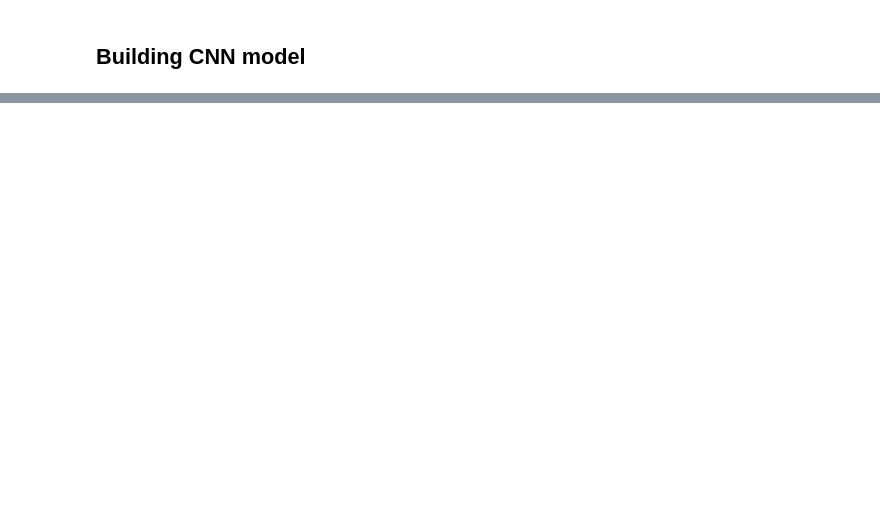
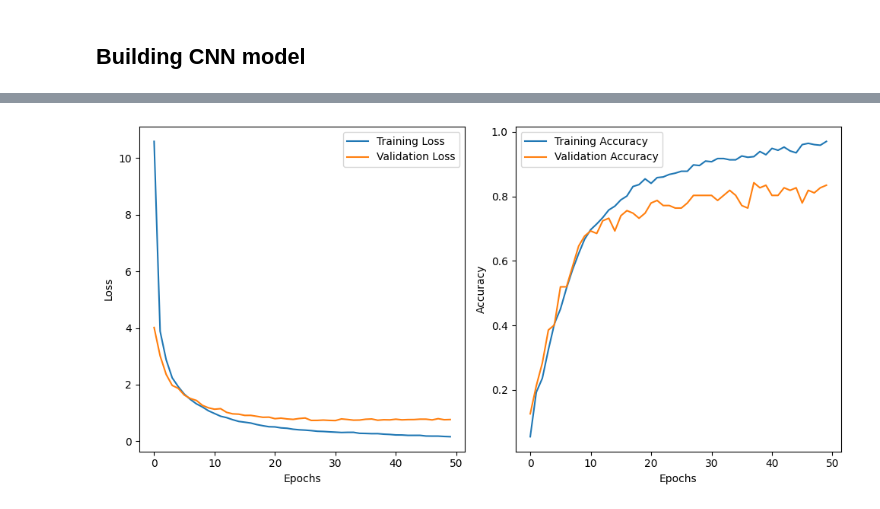
Before and after one commit to Muntasir2179/bangla-accent-classification, a Jupyter notebook: Bangla_Accent_Classification.ipynb, the cells around one changed output, grey strips where cells are left out. Drawn from its saved outputs; the diff is of its cells as text; code cells hidden in the pictures; blank space fills up the shorter version.

Commit message:
CNN trained on neumerical data and tiny VGG-16 trained on spectrogram images of wav files

```diff
--- a/Bangla_Accent_Classification.ipynb
+++ b/Bangla_Accent_Classification.ipynb
@@ -616,3 +623,11 @@ cnn_model.add(tf.keras.layers.Dense(10, activation='softmax'))
+# %%
+# Define the CNN model
+cnn_model = tf.keras.models.Sequential([
+    tf.keras.layers.Conv1D(10, kernel_size=3, activation='relu', input_shape=(40,1)),
+    tf.keras.layers.Conv1D(10, kernel_size=3, activation='relu'),
+    tf.keras.layers.Flatten(),
+    tf.keras.layers.Dense(10, activation='softmax')  # Replace num_classes with the number of output classes
+])
 # %%
 cnn_model.summary()
 # %% [output]
@@ -636,7 +651,7 @@ _________________________________________________________________
 # %%
 cnn_model.compile(loss=tf.losses.CategoricalCrossentropy(),
                   optimizer=tf.optimizers.Adam(),
-                  metrics=tf.metrics.Accuracy())
+                  metrics=['accuracy'])
 # %%
 cnn_history = cnn_model.fit(X_train, y_train, epochs=50, validation_data=(X_test, y_test))
 # %% [output]
@@ -644,0 +681,20 @@ ValueError: ignored
+# %%
+plt.figure(figsize=(10, 5))
+plt.subplot(1, 2, 1)
+plt.plot(cnn_history.history['loss'], label='Training Loss')
+plt.plot(cnn_history.history['val_loss'], label='Validation Loss')
+plt.xlabel('Epochs')
+plt.ylabel('Loss')
+plt.legend()
+
+plt.subplot(1, 2, 2)
+plt.plot(cnn_history.history['accuracy'], label='Training Accuracy')
+plt.plot(cnn_history.history['val_accuracy'], label='Validation Accuracy')
+plt.xlabel('Epochs')
+plt.ylabel('Accuracy')
+plt.legend()
+
+plt.tight_layout()
+plt.show()
+# %% [output]
+[figure, added]
```
Also changed, not shown: parts of 39 cells of this notebook.
